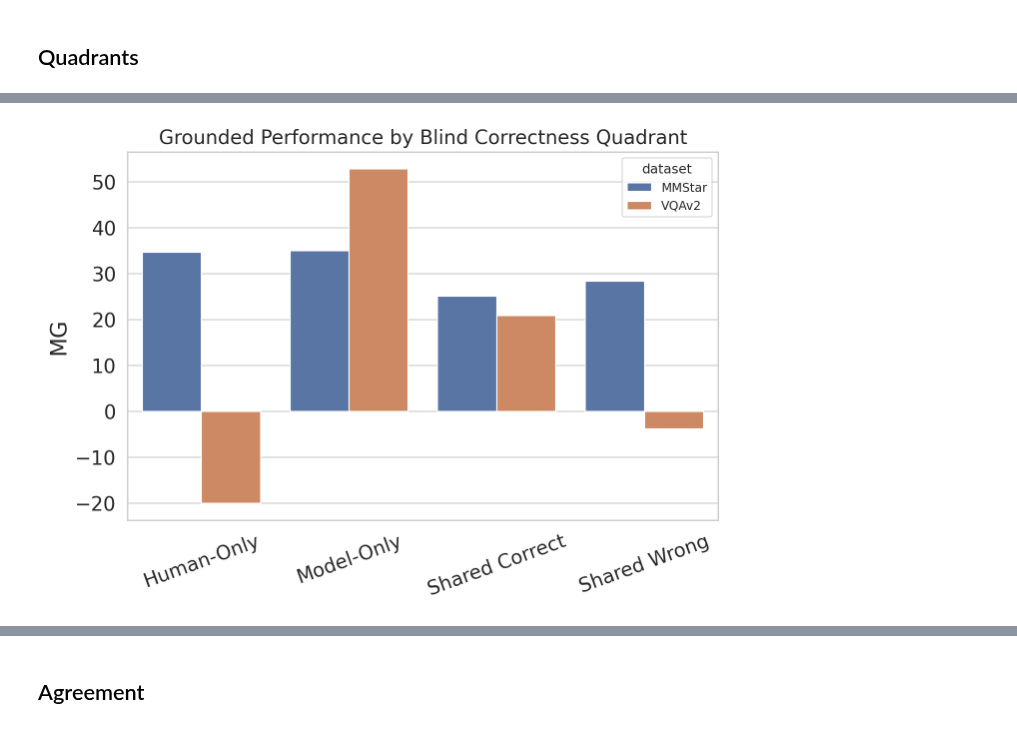
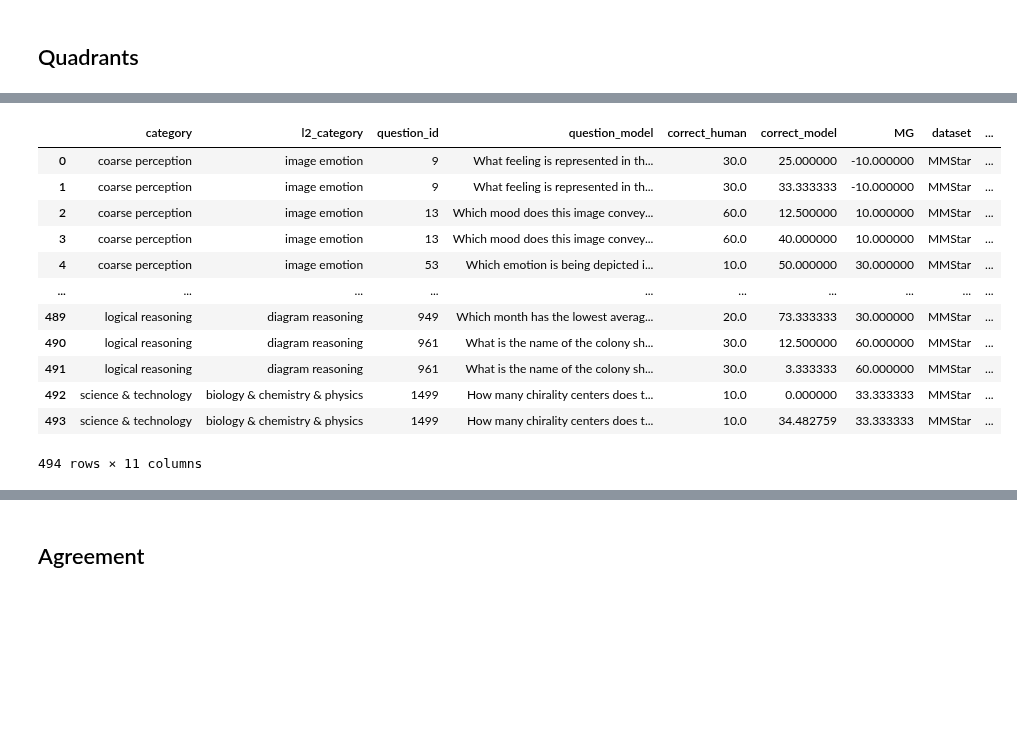
Before and after one commit to unolop/HPA, a Jupyter notebook: evaluation/analysis/A2_mmstar.ipynb, the cells around one changed output, grey strips where cells are left out. Saved outputs shown, nothing was run; the diff lists cells and outputs as text; code cells hidden in the pictures; blank space fills up the shorter version.

```diff
--- a/evaluation/analysis/A2_mmstar.ipynb
+++ b/evaluation/analysis/A2_mmstar.ipynb
@@ -108,7 +114,2 @@ pt = pt.reset_index()
 # %% [markdown]
 ## Quadrants
-# %%
-mms = mm.groupby(['category', 'l2_category', 'question_id']).agg({'correct_human': 'mean', 'correct_model': 'mean'}).reset_index()
-mms = pd.merge(mms, pt.groupby(['category', 'l2_category', 'question_id']).agg({'MG_Acc': 'mean'}).reset_index(), on=['category', 'l2_category', 'question_id']) # 'model', , 'correct_model': 'mean'
-mms['dataset'] = 'MMStar'
-mms.groupby(['model']).mean(numeric_only=True)
@@ -129,4 +115,0 @@ mms.groupby(['model']).mean(numeric_only=True)
-# %%
-vqa_quadrants = pd.read_csv('./vqa_quadrants.csv')
-vqa_quadrants['dataset'] = 'VQAv2'
-mms=pd.concat([vqa_quadrants, mms])
@@ -145,34 +116,23 @@ Index(['Unnamed: 0', 'question_id', 'question_type', 'answer_type',
-# %%
-from utils.quadrants import *
-import matplotlib.pyplot as plt
-
-mms["human_correct"] = (mms["correct_human"] >= 0.5).astype(int)
-mms["model_correct"] = (mms["correct_model"] >= 0.5).astype(int)
-mms["cc_quadrant"] = mms.apply(cc_quadrant, axis=1)
-
-plt.figure(figsize=(7, 5), dpi=200)  # Increase figure size and DPI for better quality
-
-ax = sns.barplot(
-    data=(
-        mms.groupby(['dataset', "cc_quadrant"])["MG_Acc"]
-        .mean()
-        .reset_index()
-    ),
-    x="cc_quadrant",
-    y="MG_Acc",
-    hue='dataset'
-)
-
-# Increase font sizes
-ax.set_ylabel("MG", fontsize=16)
-ax.set_xlabel("", fontsize=16)  # Blind Correctness Pattern
-ax.set_title("Grounded Performance by Blind Correctness Quadrant", fontsize=14)
-ax.tick_params(axis='x', labelsize=14)
-ax.tick_params(axis='y', labelsize=14)
-for label in (ax.get_xticklabels() + ax.get_yticklabels()):
-    label.set_fontsize(14)
-plt.xticks(rotation=20)
-plt.tight_layout()
-plt.show()
-# %% [output]
-[figure, removed]
+# %%
+vqa_quadrants = pd.read_csv('./vqa_quadrants.csv')
+vqa_quadrants['dataset'] = 'VQAv2'
+mms["human_correct"] = (mms["correct_human"] >= 0.5).astype(int)
+mms["model_correct"] = (mms["correct_model"] >= 0.5).astype(int)
+mms["cc_quadrant"] = mms.apply(cc_quadrant, axis=1)
+mms['dataset'] = 'MMStar'
+mms.rename(columns={"MG_Acc": 'MG'}, inplace=True)
+mms
+# %% [output]
+|  | category | l2_category | question_id | question_model | correct_human | correct_model | MG | dataset | ... |
+| 0 | coarse perception | image emotion | 9 | What feeling is represented in th... | 30.0 | 25.000000 | -10.000000 | MMStar | ... |
+| 1 | coarse perception | image emotion | 9 | What feeling is represented in th... | 30.0 | 33.333333 | -10.000000 | MMStar | ... |
+| 2 | coarse perception | image emotion | 13 | Which mood does this image convey... | 60.0 | 12.500000 | 10.000000 | MMStar | ... |
+| 3 | coarse perception | image emotion | 13 | Which mood does this image convey... | 60.0 | 40.000000 | 10.000000 | MMStar | ... |
+| 4 | coarse perception | image emotion | 53 | Which emotion is being depicted i... | 10.0 | 50.000000 | 30.000000 | MMStar | ... |
+| ... | ... | ... | ... | ... | ... | ... | ... | ... | ... |
+| 489 | logical reasoning | diagram reasoning | 949 | Which month has the lowest averag... | 20.0 | 73.333333 | 30.000000 | MMStar | ... |
+| 490 | logical reasoning | diagram reasoning | 961 | What is the name of the colony sh... | 30.0 | 12.500000 | 60.000000 | MMStar | ... |
+| 491 | logical reasoning | diagram reasoning | 961 | What is the name of the colony sh... | 30.0 | 3.333333 | 60.000000 | MMStar | ... |
+| 492 | science & technology | biology & chemistry & physics | 1499 | How many chirality centers does t... | 10.0 | 0.000000 | 33.333333 | MMStar | ... |
+| 493 | science & technology | biology & chemistry & physics | 1499 | How many chirality centers does t... | 10.0 | 34.482759 | 33.333333 | MMStar | ... |
+494 rows × 11 columns
```
Also changed, not shown: parts of 14 cells of this notebook, 9 other files.
